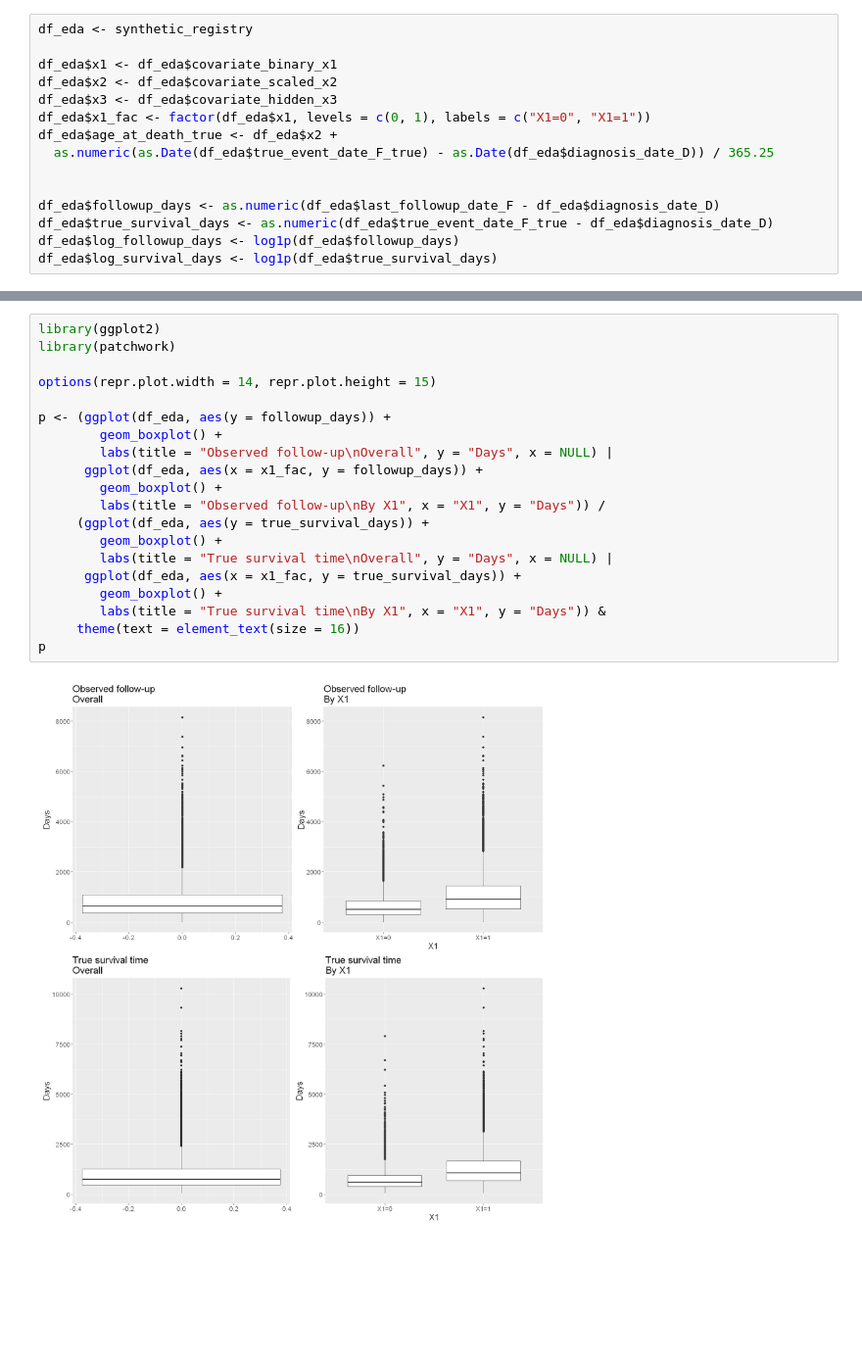
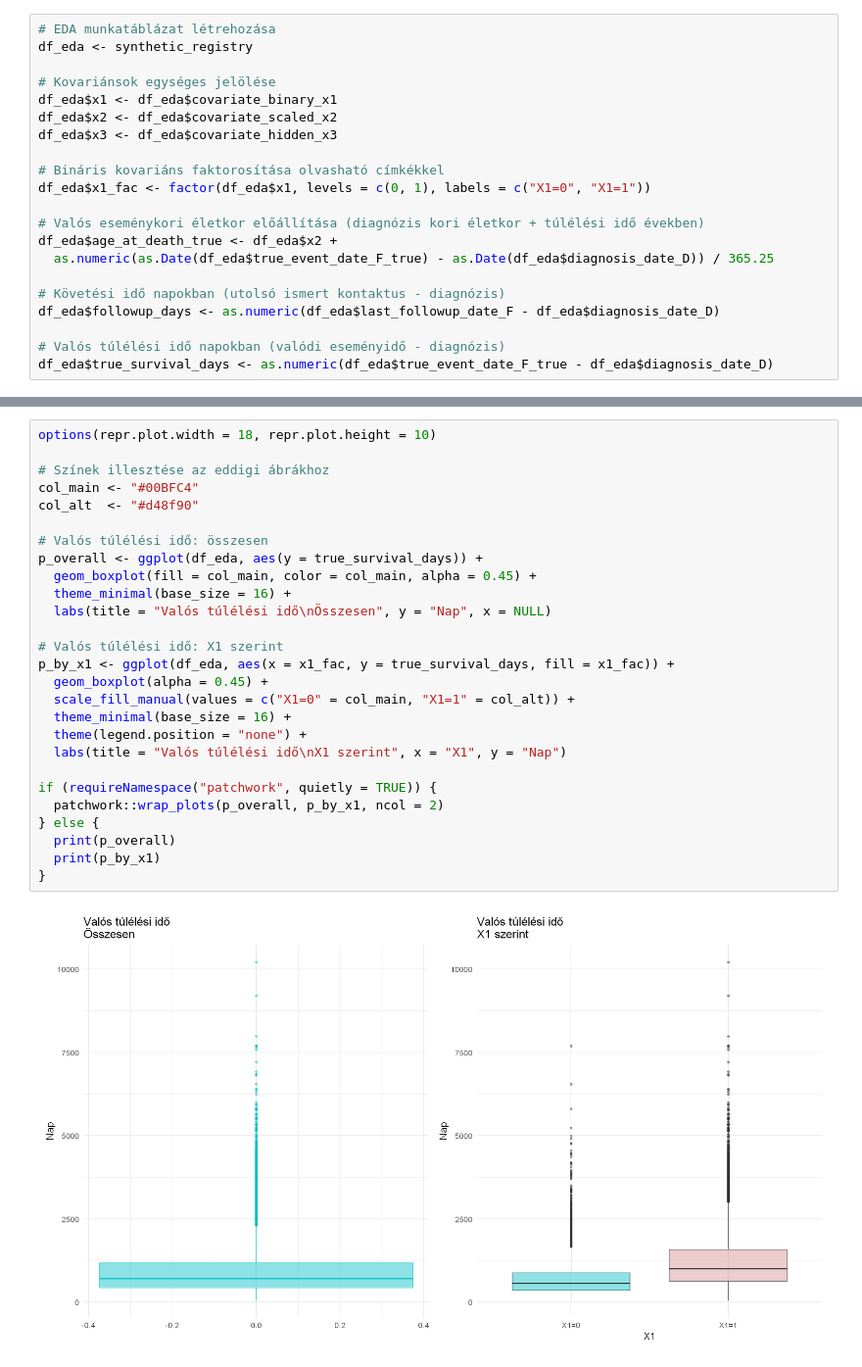
Before and after one commit to lrado1/rprev-ext, a Jupyter notebook: notebooks/synthetic_registry_yearly.ipynb, the cells around one changed output, grey strips where cells are left out. Shown at 98% size. Saved outputs shown, nothing was run; the diff lists cells and outputs as text; blank space fills up the shorter version.

```diff
--- a/notebooks/synthetic_registry_yearly.ipynb
+++ b/notebooks/synthetic_registry_yearly.ipynb
@@ -220,16 +153,22 @@ Származtatott időváltozókat képzünk (megfigyelt és valódi követési id
 # %%
+# EDA munkatáblázat létrehozása
 df_eda <- synthetic_registry
 
+# Kovariánsok egységes jelölése
 df_eda$x1 <- df_eda$covariate_binary_x1
 df_eda$x2 <- df_eda$covariate_scaled_x2
 df_eda$x3 <- df_eda$covariate_hidden_x3
+
+# Bináris kovariáns faktorosítása olvasható címkékkel
 df_eda$x1_fac <- factor(df_eda$x1, levels = c(0, 1), labels = c("X1=0", "X1=1"))
+
+# Valós eseménykori életkor előállítása (diagnózis kori életkor + túlélési idő években)
 df_eda$age_at_death_true <- df_eda$x2 +
   as.numeric(as.Date(df_eda$true_event_date_F_true) - as.Date(df_eda$diagnosis_date_D)) / 365.25
 
+# Követési idő napokban (utolsó ismert kontaktus - diagnózis)
+df_eda$followup_days <- as.numeric(df_eda$last_followup_date_F - df_eda$diagnosis_date_D)
 
-df_eda$followup_days <- as.numeric(df_eda$last_followup_date_F - df_eda$diagnosis_date_D)
+# Valós túlélési idő napokban (valódi eseményidő - diagnózis)
 df_eda$true_survival_days <- as.numeric(df_eda$true_event_date_F_true - df_eda$diagnosis_date_D)
-df_eda$log_followup_days <- log1p(df_eda$followup_days)
-df_eda$log_survival_days <- log1p(df_eda$true_survival_days)
 # %% [markdown]
@@ -265,23 +331,30 @@ A true vs observed kulonbseg a cenzoralas/LTFU hatasat jelzi, ami a prevalencia-
 # %%
-library(ggplot2)
-library(patchwork)
+options(repr.plot.width = 18, repr.plot.height = 10)
 
-options(repr.plot.width = 14, repr.plot.height = 15)
+# Színek illesztése az eddigi ábrákhoz
+col_main <- "#00BFC4"
+col_alt  <- "#d48f90"
 
-p <- (ggplot(df_eda, aes(y = followup_days)) +
-        geom_boxplot() +
-        labs(title = "Observed follow-up\nOverall", y = "Days", x = NULL) |
-      ggplot(df_eda, aes(x = x1_fac, y = followup_days)) +
-        geom_boxplot() +
-        labs(title = "Observed follow-up\nBy X1", x = "X1", y = "Days")) /
-     (ggplot(df_eda, aes(y = true_survival_days)) +
-        geom_boxplot() +
-        labs(title = "True survival time\nOverall", y = "Days", x = NULL) |
-      ggplot(df_eda, aes(x = x1_fac, y = true_survival_days)) +
-        geom_boxplot() +
-        labs(title = "True survival time\nBy X1", x = "X1", y = "Days")) &
-     theme(text = element_text(size = 16))
-p
+# Valós túlélési idő: összesen
+p_overall <- ggplot(df_eda, aes(y = true_survival_days)) +
+  geom_boxplot(fill = col_main, color = col_main, alpha = 0.45) +
+  theme_minimal(base_size = 16) +
+  labs(title = "Valós túlélési idő\nÖsszesen", y = "Nap", x = NULL)
+
+# Valós túlélési idő: X1 szerint
+p_by_x1 <- ggplot(df_eda, aes(x = x1_fac, y = true_survival_days, fill = x1_fac)) +
+  geom_boxplot(alpha = 0.45) +
+  scale_fill_manual(values = c("X1=0" = col_main, "X1=1" = col_alt)) +
+  theme_minimal(base_size = 16) +
+  theme(legend.position = "none") +
+  labs(title = "Valós túlélési idő\nX1 szerint", x = "X1", y = "Nap")
+
+if (requireNamespace("patchwork", quietly = TRUE)) {
+  patchwork::wrap_plots(p_overall, p_by_x1, ncol = 2)
+} else {
+  print(p_overall)
+  print(p_by_x1)
+}
 # %% [output]
-[figure, old version]
+[figure, new version]
 # %% [markdown]
```
Also changed, not shown: parts of 46 cells of this notebook.
